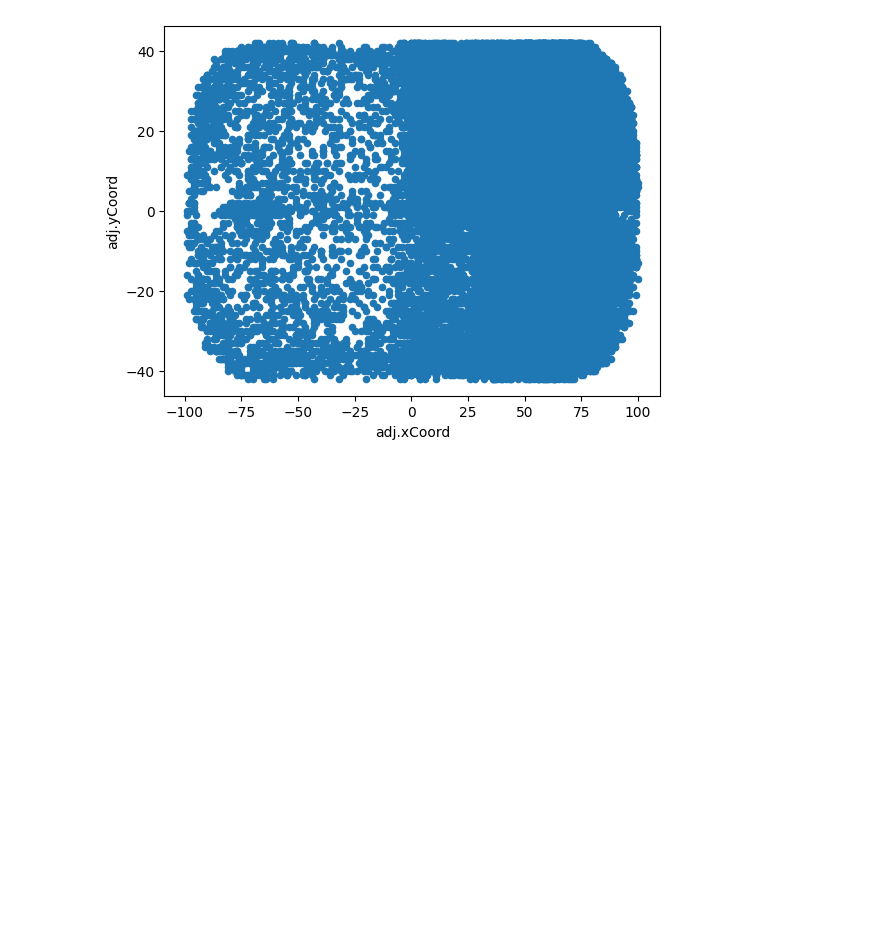
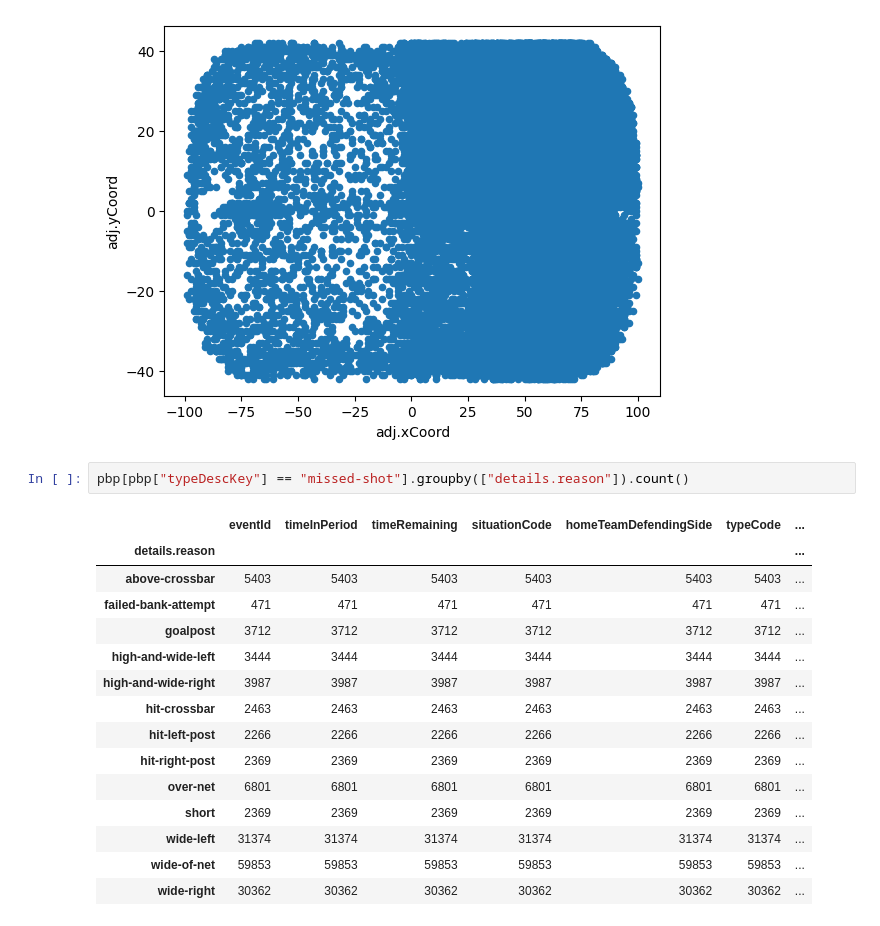
Before and after one commit to rromaniuk31/PhD-Research, a Jupyter notebook: Create_Historical_Models.ipynb, the cells around one changed output. Cells and saved outputs as stored; diff of their text form; blank space fills up the shorter version.

```diff
--- a/Create_Historical_Models.ipynb
+++ b/Create_Historical_Models.ipynb
@@ -204,3 +204,21 @@ train_pbp_krzy05.head()
 ax2 = train_pbp_krzy05.plot.scatter(x='adj.xCoord',y='adj.yCoord',colormap='viridis')
 # %% [output]
 [figure]
+# %%
+pbp[pbp["typeDescKey"] == "missed-shot"].groupby(["details.reason"]).count()
+# %% [output]
+|  | eventId | timeInPeriod | timeRemaining | situationCode | homeTeamDefendingSide | typeCode | ... |
+| details.reason |  |  |  |  |  |  | ... |
+| above-crossbar | 5403 | 5403 | 5403 | 5403 | 5403 | 5403 | ... |
+| failed-bank-attempt | 471 | 471 | 471 | 471 | 471 | 471 | ... |
+| goalpost | 3712 | 3712 | 3712 | 3712 | 3712 | 3712 | ... |
+| high-and-wide-left | 3444 | 3444 | 3444 | 3444 | 3444 | 3444 | ... |
+| high-and-wide-right | 3987 | 3987 | 3987 | 3987 | 3987 | 3987 | ... |
+| hit-crossbar | 2463 | 2463 | 2463 | 2463 | 2463 | 2463 | ... |
+| hit-left-post | 2266 | 2266 | 2266 | 2266 | 2266 | 2266 | ... |
+| hit-right-post | 2369 | 2369 | 2369 | 2369 | 2369 | 2369 | ... |
+| over-net | 6801 | 6801 | 6801 | 6801 | 6801 | 6801 | ... |
+| short | 2369 | 2369 | 2369 | 2369 | 2369 | 2369 | ... |
+| wide-left | 31374 | 31374 | 31374 | 31374 | 31374 | 31374 | ... |
+| wide-of-net | 59853 | 59853 | 59853 | 59853 | 59853 | 59853 | ... |
+| wide-right | 30362 | 30362 | 30362 | 30362 | 30362 | 30362 | ... |
```
